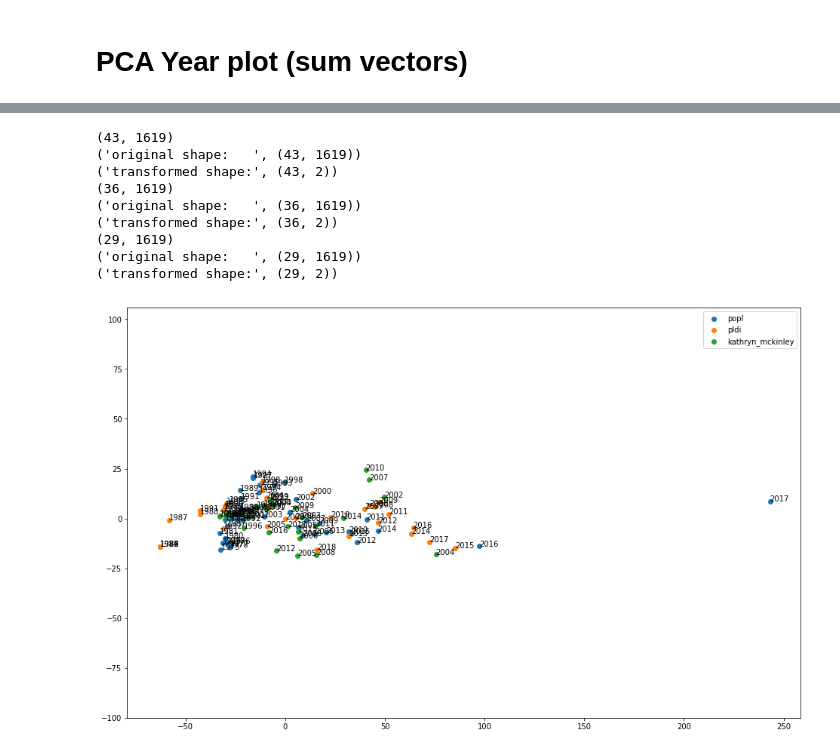
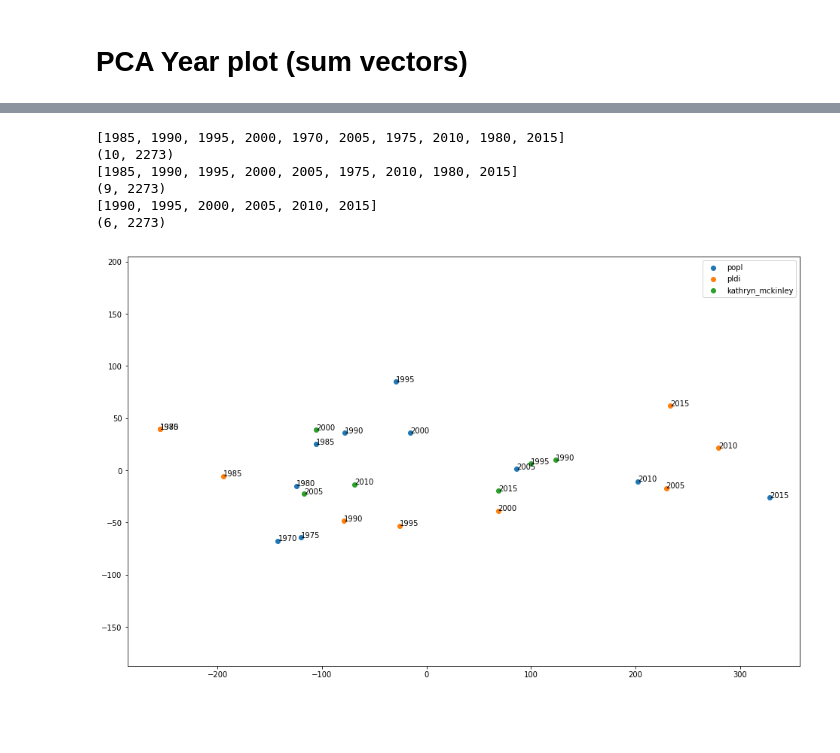
Before and after one commit to shinminjeong/citetrends, a Jupyter notebook: ent2Vec/Similarity.ipynb, the cells around one changed output, grey strips where cells are left out. Drawn from its saved outputs; the diff is of its cells as text; code cells hidden in the pictures; blank space fills up the shorter version.

```diff
--- a/ent2Vec/Similarity.ipynb
+++ b/ent2Vec/Similarity.ipynb
@@ -17,6 +17,7 @@ name_id_pairs = {
 #     "julian_dolby": {"id": 2780161863, "type":"author"},
 #     "perry_cheng": {"id": 2140441920, "type":"author"},
     "julian_mcauley": {"id": 2041520510, "type":"author"},
+    "icwsm": {"id": 1124713781, "type":"conf"},
     "popl": {"id": 1160032607, "type":"conf"},
     "pldi": {"id": 1127352206, "type":"conf"},
     "wsdm": {"id": 1120384002, "type":"conf"},
@@ -46,10 +47,13 @@ def aggr_venues(data):
         venues.extend(ref)
     return venues
 
-def get_vector(bov, author_venue):
+def get_vector(name, bov, author_venue, norm=False):
     c = Counter(author_venue)
     author_arr = [[float(c[b]) for b in bov]]
-    return np.array(author_arr)
+    if norm:
+        return np.array(author_arr)/name_id_pairs[name]["numpaper"]
+    else:
+        return np.array(author_arr)
 # %%
 data = {}
 for name in name_id_pairs.keys():
@@ -76,8 +81,8 @@ kathryn_mckinley: len(papers)=195, len(venues)=3603, len(set(venues))=333
 vec = {}
 avg_vec = {}
 for name, y_venues in data.items():
-    vec[name] = get_vector(sorted_list_bov, aggr_venues(y_venues))
-    avg_vec[name] = vec[name]/name_id_pairs[name]["numpaper"]
+    vec[name] = get_vector(name, sorted_list_bov, aggr_venues(y_venues))
+    avg_vec[name] = get_vector(name, sorted_list_bov, aggr_venues(y_venues), True)
 # %% [markdown]
 # Cosine similarity
 # %%
@@ -148,18 +159,28 @@ plot_pca(avg_vec)
 # %%
 cmap = plt.get_cmap("tab10")
-def year_plot(namelist):
+
+def aggr_vector(data, bins):
+    venues = {}
+    for y in data.keys():
+        venues[y - y%bins] = []
+    print(venues.keys())
+    for y, ref in data.items():
+        venues[y - y%bins].extend(ref)
+    return venues
+
+def year_plot(namelist, bins, normalize):
     plt.figure(figsize=(16,10))
     for idx, name in enumerate(namelist):
-        pick = data[name]
+        pick = aggr_vector(data[name], bins)
         print((len(pick), number_of_venues))
         X = np.zeros((len(pick), number_of_venues))
         for i, v in enumerate(pick.values()):
-            X[i] = get_vector(bag_of_venues, v)
+            X[i] = get_vector(name, bag_of_venues, v, normalize)
 
         pca.fit(X)
         X_pca = pca.transform(X)
-        print("original shape:   ", X.shape)
-        print("transformed shape:", X_pca.shape)
+#         print("original shape:   ", X.shape)
+#         print("transformed shape:", X_pca.shape)
 
         z = X_pca[:, 0]
         y = X_pca[:, 1]
@@ -209,14 +260,11 @@ year_plot(["popl", "pldi", "steve_blackburn"])
 # %%
-year_plot(["popl", "pldi", "kathryn_mckinley"])
+year_plot(["popl", "pldi", "kathryn_mckinley"], 5, False)
 # %% [output]
-(43, 1619)
-('original shape:   ', (43, 1619))
-('transformed shape:', (43, 2))
-(36, 1619)
-('original shape:   ', (36, 1619))
-('transformed shape:', (36, 2))
-(29, 1619)
-('original shape:   ', (29, 1619))
-('transformed shape:', (29, 2))
+[1985, 1990, 1995, 2000, 1970, 2005, 1975, 2010, 1980, 2015]
+(10, 2273)
+[1985, 1990, 1995, 2000, 2005, 1975, 2010, 1980, 2015]
+(9, 2273)
+[1990, 1995, 2000, 2005, 2010, 2015]
+(6, 2273)
-[figure, old version]
+[figure, new version]
 # %%
```
Also changed, not shown: parts of 20 cells of this notebook.
